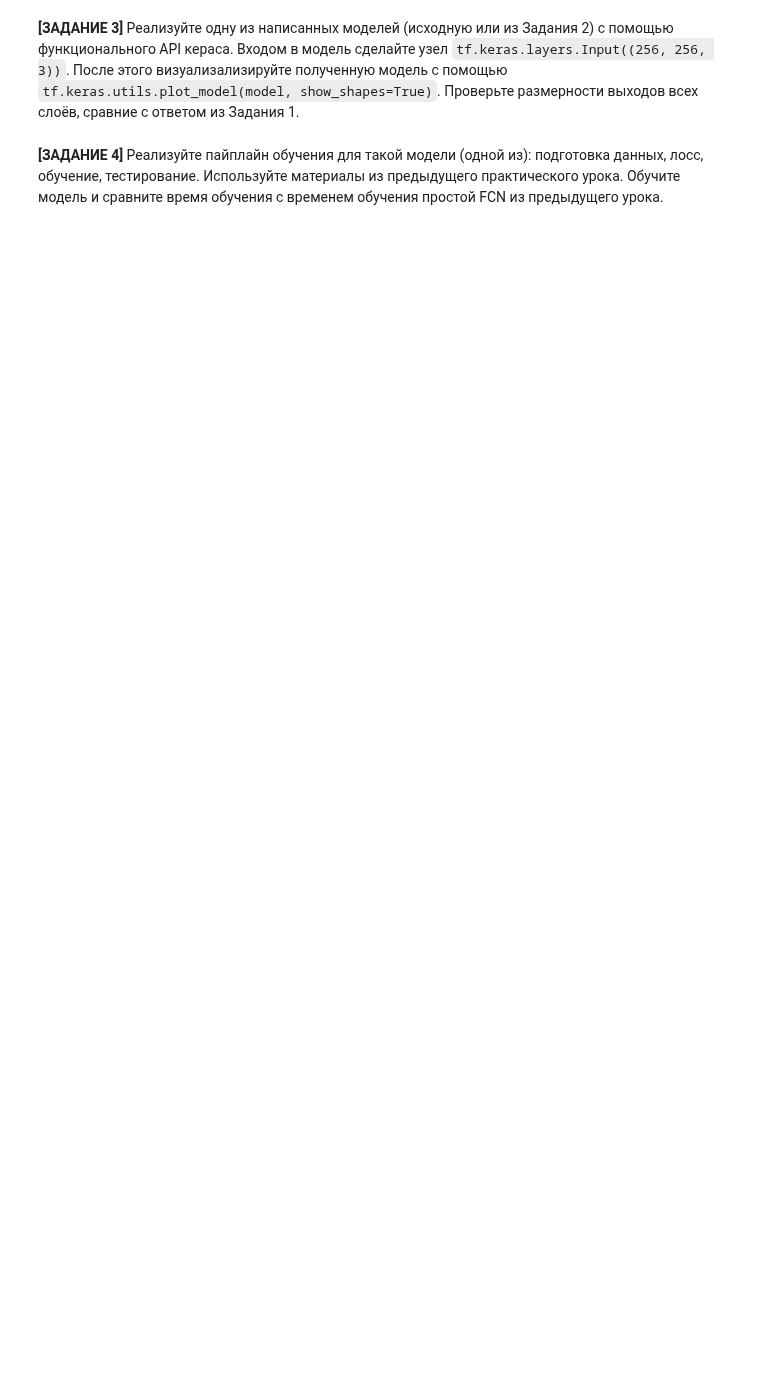
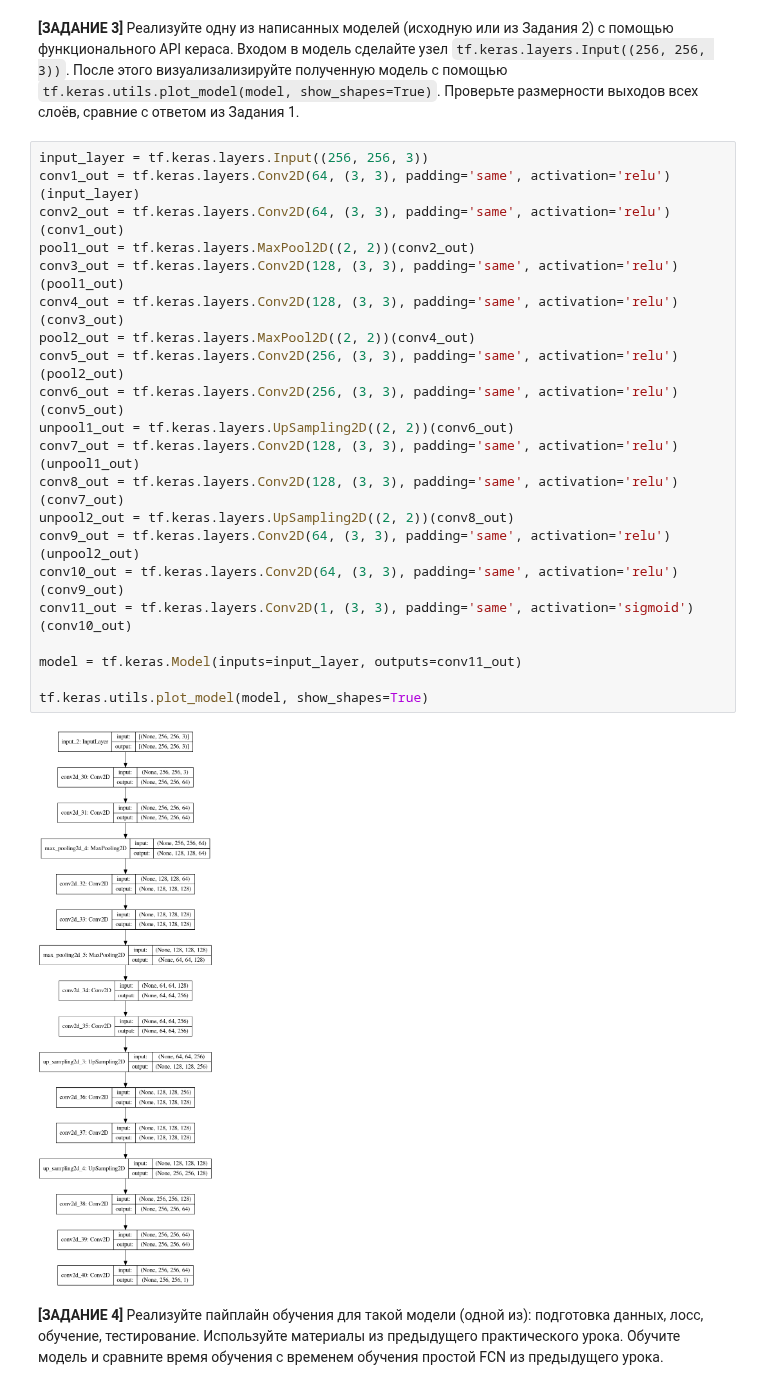
Before and after one commit to larinsi/DS0P, a Jupyter notebook: Machine_learning_Middle_level_Neural_networks/07_Semantic_segmentation_Pt2/Реализация_модернизированной_FCN_сети.ipynb, the cells around one changed output. Cells and saved outputs as stored; diff of their text form; blank space fills up the shorter version.

```diff
--- a/Machine_learning_Middle_level_Neural_networks/07_Semantic_segmentation_Pt2/Реализация_модернизированной_FCN_сети.ipynb
+++ b/Machine_learning_Middle_level_Neural_networks/07_Semantic_segmentation_Pt2/Реализация_модернизированной_FCN_сети.ipynb
@@ -73,6 +138,29 @@ model = Model()
 # %% [markdown]
 
 **[ЗАДАНИЕ 3]** Реализуйте одну из написанных моделей (исходную или из Задания 2) с помощью функционального API кераса. Входом в модель сделайте узел `tf.keras.layers.Input((256, 256, 3))`. После этого визуализализируйте полученную модель с помощью `tf.keras.utils.plot_model(model, show_shapes=True)`. Проверьте размерности выходов всех слоёв, сравние с ответом из Задания 1.
+# %%
+input_layer = tf.keras.layers.Input((256, 256, 3))
+conv1_out = tf.keras.layers.Conv2D(64, (3, 3), padding='same', activation='relu')(input_layer)
+conv2_out = tf.keras.layers.Conv2D(64, (3, 3), padding='same', activation='relu')(conv1_out)
+pool1_out = tf.keras.layers.MaxPool2D((2, 2))(conv2_out)
+conv3_out = tf.keras.layers.Conv2D(128, (3, 3), padding='same', activation='relu')(pool1_out)
+conv4_out = tf.keras.layers.Conv2D(128, (3, 3), padding='same', activation='relu')(conv3_out)
+pool2_out = tf.keras.layers.MaxPool2D((2, 2))(conv4_out)
+conv5_out = tf.keras.layers.Conv2D(256, (3, 3), padding='same', activation='relu')(pool2_out)
+conv6_out = tf.keras.layers.Conv2D(256, (3, 3), padding='same', activation='relu')(conv5_out)
+unpool1_out = tf.keras.layers.UpSampling2D((2, 2))(conv6_out)
+conv7_out = tf.keras.layers.Conv2D(128, (3, 3), padding='same', activation='relu')(unpool1_out)
+conv8_out = tf.keras.layers.Conv2D(128, (3, 3), padding='same', activation='relu')(conv7_out)
+unpool2_out = tf.keras.layers.UpSampling2D((2, 2))(conv8_out)
+conv9_out = tf.keras.layers.Conv2D(64, (3, 3), padding='same', activation='relu')(unpool2_out)
+conv10_out = tf.keras.layers.Conv2D(64, (3, 3), padding='same', activation='relu')(conv9_out)
+conv11_out = tf.keras.layers.Conv2D(1, (3, 3), padding='same', activation='sigmoid')(conv10_out)
+
+model = tf.keras.Model(inputs=input_layer, outputs=conv11_out)
+
+tf.keras.utils.plot_model(model, show_shapes=True)
+# %% [output]
+[figure, added]
 # %% [markdown]
 
 **[ЗАДАНИЕ 4]** Реализуйте пайплайн обучения для такой модели (одной из): подготовка данных, лосс, обучение, тестирование. Используйте материалы из предыдущего практического урока. Обучите модель и сравните время обучения с временем обучения простой FCN из предыдущего урока.
```
Also changed, not shown: parts of 10 cells of this notebook.
